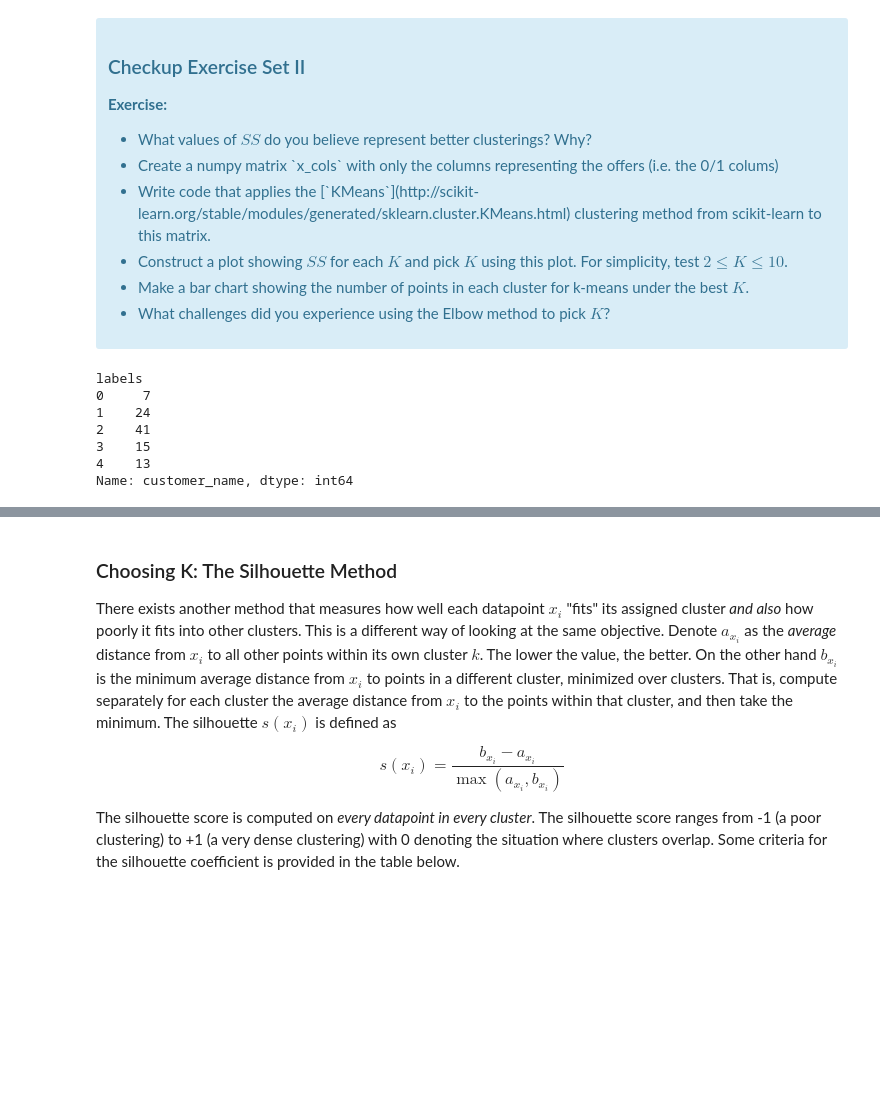
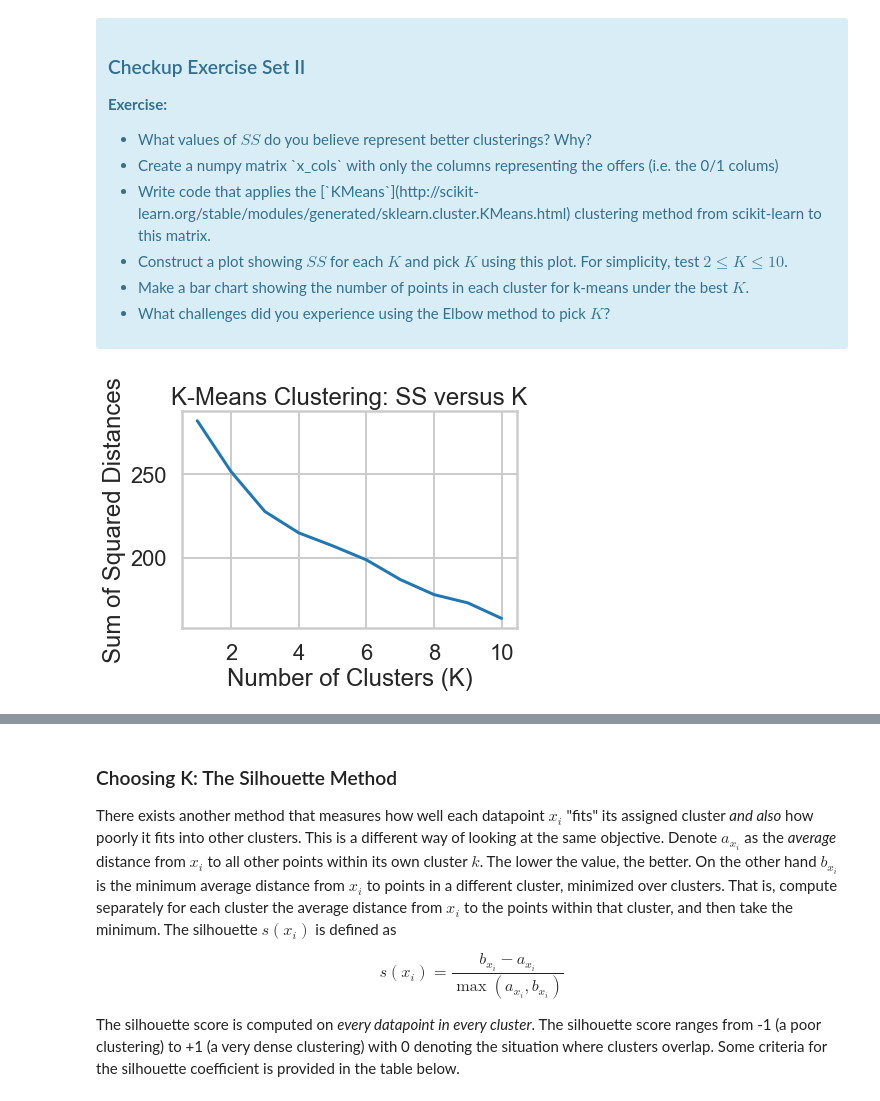
Before and after one commit to datascitriguy/springboard, a Jupyter notebook: Mini_Project_Clustering(2).ipynb, the cells around one changed output, grey strips where cells are left out. Drawn from its saved outputs; the diff is of its cells as text; code cells hidden in the pictures; blank space fills up the shorter version.

```diff
--- a/Mini_Project_Clustering(2).ipynb
+++ b/Mini_Project_Clustering(2).ipynb
@@ -88,0 +65,6 @@ matrix
+# %%
+df1 = pd.merge(df_offers, df_transactions , on='offer_id')
+# Create new dataframe with only needed columns.
+df = df1[['offer_id', 'customer_name', 'n']].pivot_table(index='customer_name',columns='offer_id', values='n', fill_value=0)
+df.reset_index(inplace=True)
+df.head(4)
@@ -112,17 +101,3 @@ where $x_i$ is a point, $C_k$ represents cluster $k$ and $\mu_k$ is the centroid
 <li> What challenges did you experience using the Elbow method to pick $K$?
 </ul>
 </div>
-# %%
-x_cols = matrix.as_matrix()
-km = sk.cluster.KMeans(n_clusters=5, n_init=100, n_jobs=-1)
-km.fit(x_cols)
-matrix['labels'] = km.labels_
-matrix.reset_index().groupby('labels').count()['customer_name']
-# %% [output]
-labels
-0     7
-1    24
-2    41
-3    15
-4    13
-Name: customer_name, dtype: int64
@@ -128,0 +106,18 @@ Name: customer_name, dtype: int64
+# %%
+# Apply K-Means algorithem using from 2 clusters to 10 clusters
+import numpy as np
+from sklearn.cluster import KMeans
+
+x_cols = df.drop(['customer_name'],axis=1)
+ss=[]
+for k in range(1,11):
+    kmeans = KMeans(n_clusters=k, random_state=0).fit(x_cols)
+    ss.append(kmeans.inertia_)
+# %%
+plt.plot(range(1,11),ss)
+plt.xlabel('Number of Clusters (K)')
+plt.ylabel('Sum of Squared Distances')
+plt.title('K-Means Clustering: SS versus K')
+plt.show()
+# %% [output]
+[figure, added]
```
Also changed, not shown: parts of 15 cells of this notebook.
